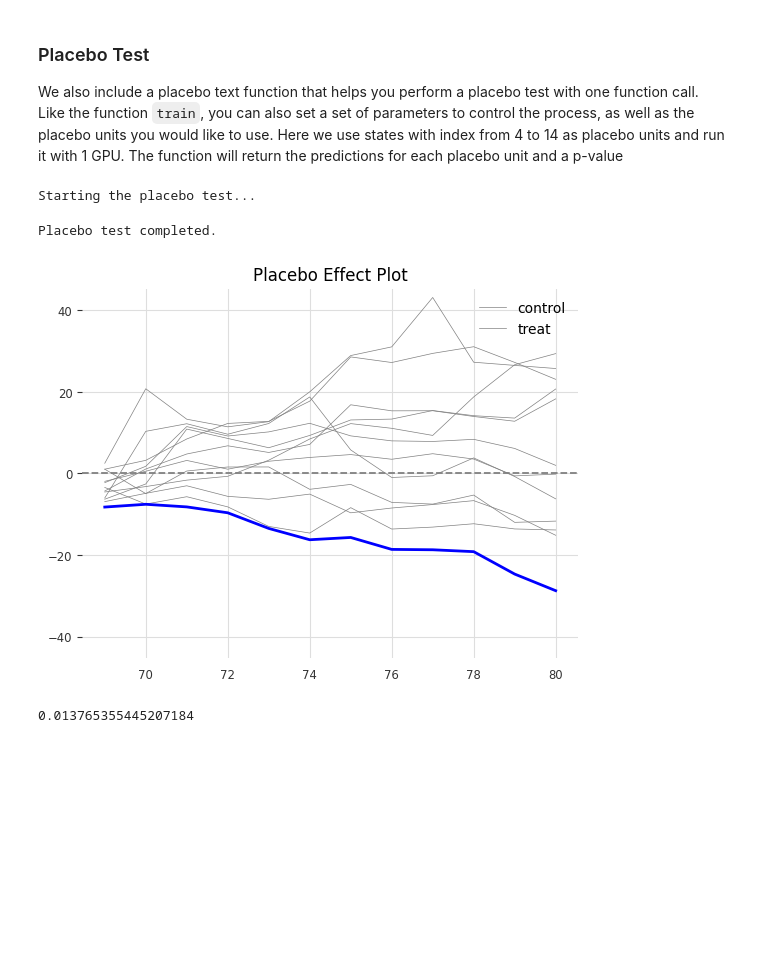
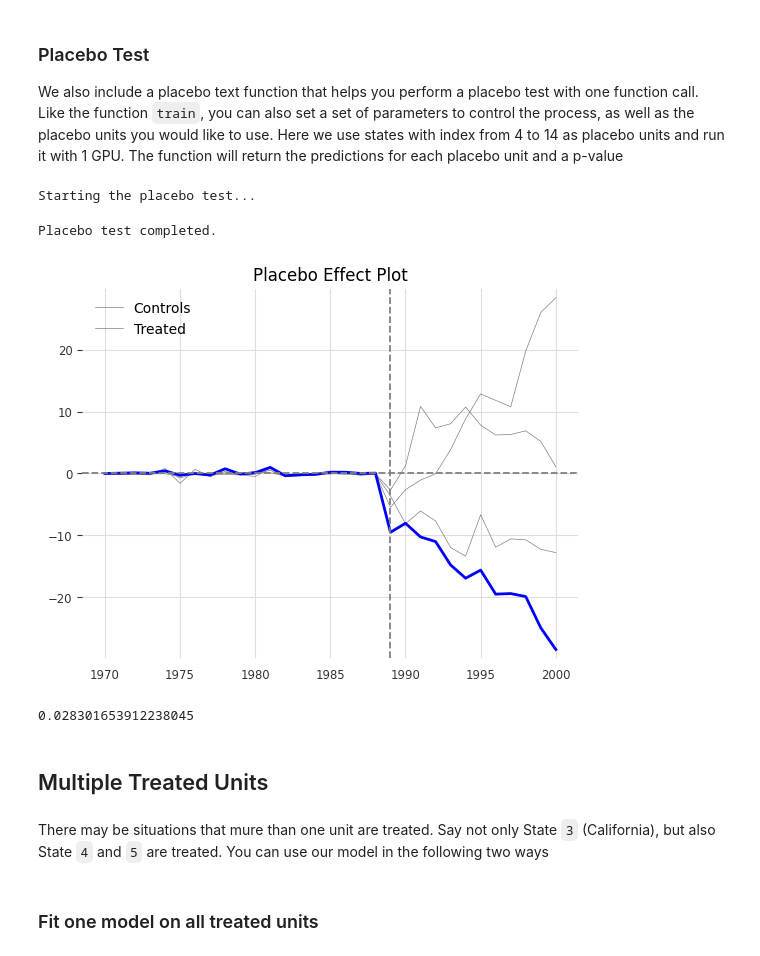
Before and after one commit to Crabtain959/SyNBEATS, a Jupyter notebook: example_usage.ipynb, the cells around one changed output. Drawn from its saved outputs; the diff is of its cells as text; code cells hidden in the pictures; blank space fills up the shorter version.

```diff
--- a/example_usage.ipynb
+++ b/example_usage.ipynb
@@ -22,7 +24,7 @@ model = SyNBEATS(dta, [3], 1989)
 # %% [markdown]
 Next we can train the model by calling `model.train()`. There are several parameters you can set to control the training process, and you can also set if you want to use CPU or GPU to train. You can find detailed explanation of the parameters in `README.md` in the [Github repo](https://github.com/Crabtain959/SyNBEATS). Here we train the model with default parameters and 1 GPU.
 # %%
-model.train(use_gpu=1)
+model.train(use_gpu=False)
 # %% [output]
   | Name          | Type             | Params
 ---------------------------------------------------
@@ -56,10 +59,16 @@ ate, std
 
 We also include a placebo text function that helps you perform a placebo test with one function call. Like the function `train`, you can also set a set of parameters to control the process, as well as the placebo units you would like to use. Here we use states with index from 4 to 14 as placebo units and run it with 1 GPU. The function will return the predictions for each placebo unit and a p-value
 # %%
-placebo_predictions, p_value = model.placebo_test(control_ids=[str(i) for i in range(4,15)], use_gpu=1)
+placebo_predictions, p_value = model.placebo_test(control_ids=[i for i in range(4,7)], use_gpu=False)
 p_value
 # %% [output]
 Starting the placebo test...
 Placebo test completed.
-[figure, old version]
+[figure, new version]
-0.013765355445207184
+0.028301653912238045
+# %% [markdown]
+## Multiple Treated Units
+# %% [markdown]
+There may be situations that mure than one unit are treated. Say not only State `3` (California), but also State `4` and `5` are treated. You can use our model in the following two ways
+# %% [markdown]
+### Fit one model on all treated units
```
Also changed, not shown: parts of 13 cells of this notebook, 1 other file.
